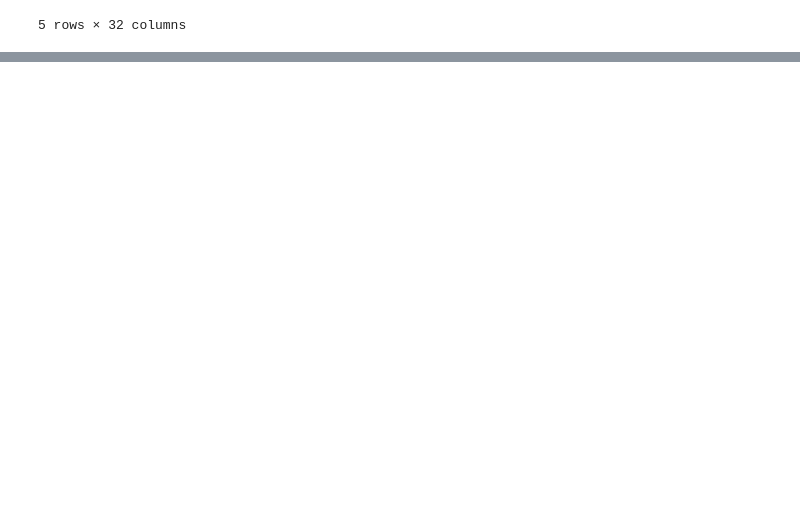
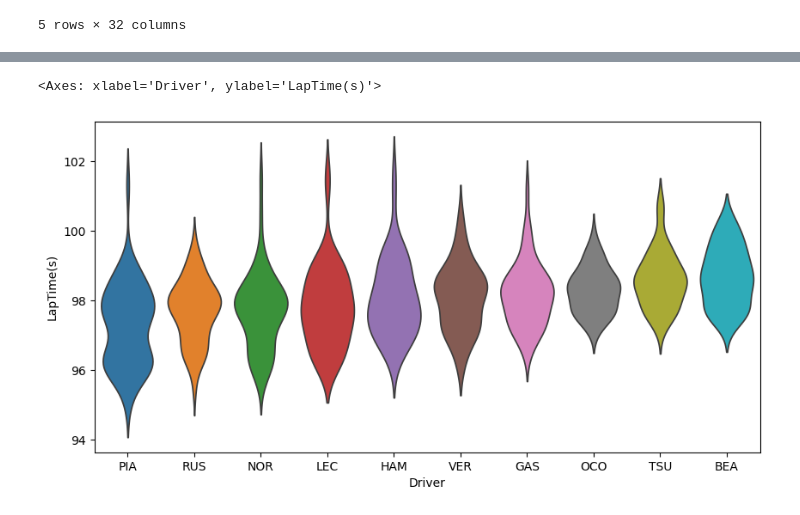
Before and after one commit to shafnybuilds/real-time-f1-strategy-advisor, a Jupyter notebook: notebooks/data_exploration_and_EDA.ipynb, the cells around one changed output, grey strips where cells are left out. Saved outputs shown, nothing was run; the diff lists cells and outputs as text; code cells hidden in the pictures; blank space fills up the shorter version.

Commit message:
Readme Updated and some visualizations

```diff
--- a/notebooks/data_exploration_and_EDA.ipynb
+++ b/notebooks/data_exploration_and_EDA.ipynb
@@ -51,3 +51,6 @@ driver_laps.head()
 | 3 | 3 | 0 days 01:02:07.535000 | PIA | 81 | 0 days 00:01:38.133000 | 4.0 | 1.0 | NaT | NaT | ... |
 | 4 | 4 | 0 days 01:03:45.578000 | PIA | 81 | 0 days 00:01:38.043000 | 5.0 | 1.0 | NaT | NaT | ... |
 5 rows × 32 columns
+# %%
+finishing_order = [session.get_driver(i)['Abbreviation'] for i in point_finishers]
+print(finishing_order)
@@ -53,0 +70,17 @@ driver_laps.head()
+# %%
+fig, ax = plt.subplots(figsize=(10, 5))
+
+driver_laps["LapTime(s)"] = driver_laps["LapTime"].dt.total_seconds()
+
+sns.violinplot(
+    data=driver_laps,
+    x="Driver",
+    y="LapTime(s)",
+    hue="Driver",
+    density_norm="area",
+    order=finishing_order,
+    inner=None,
+)
+# %% [output]
+<Axes: xlabel='Driver', ylabel='LapTime(s)'>
+[figure, added]
```
Also changed, not shown: parts of 2 cells of this notebook, 2 other files.
